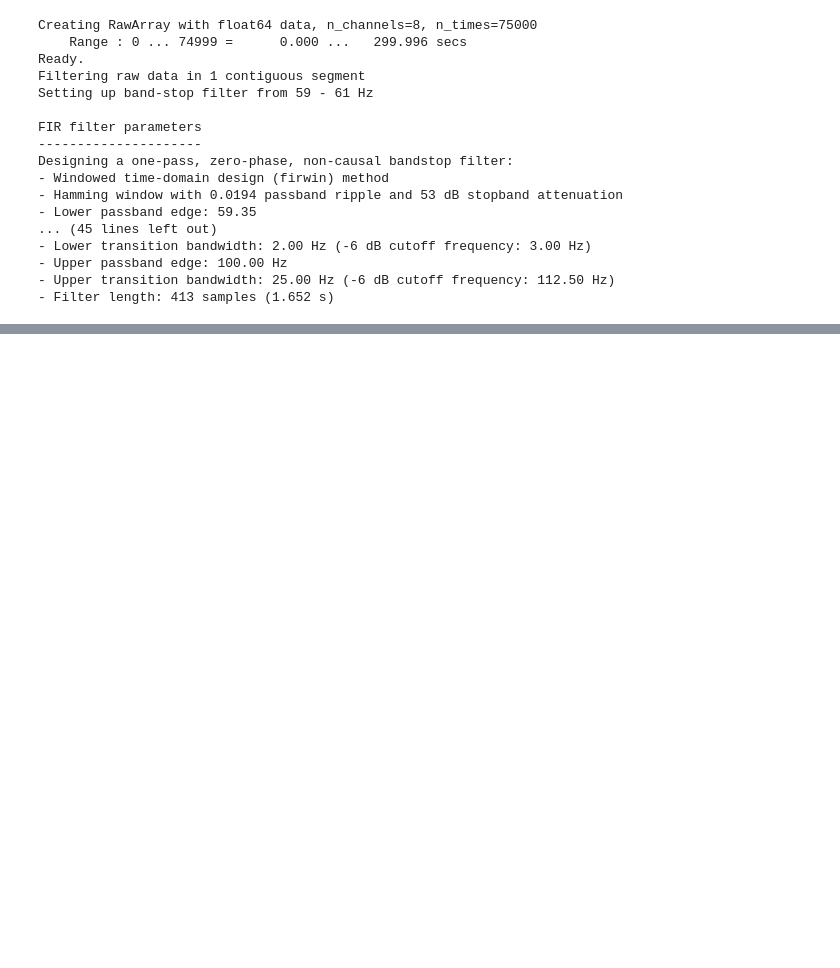
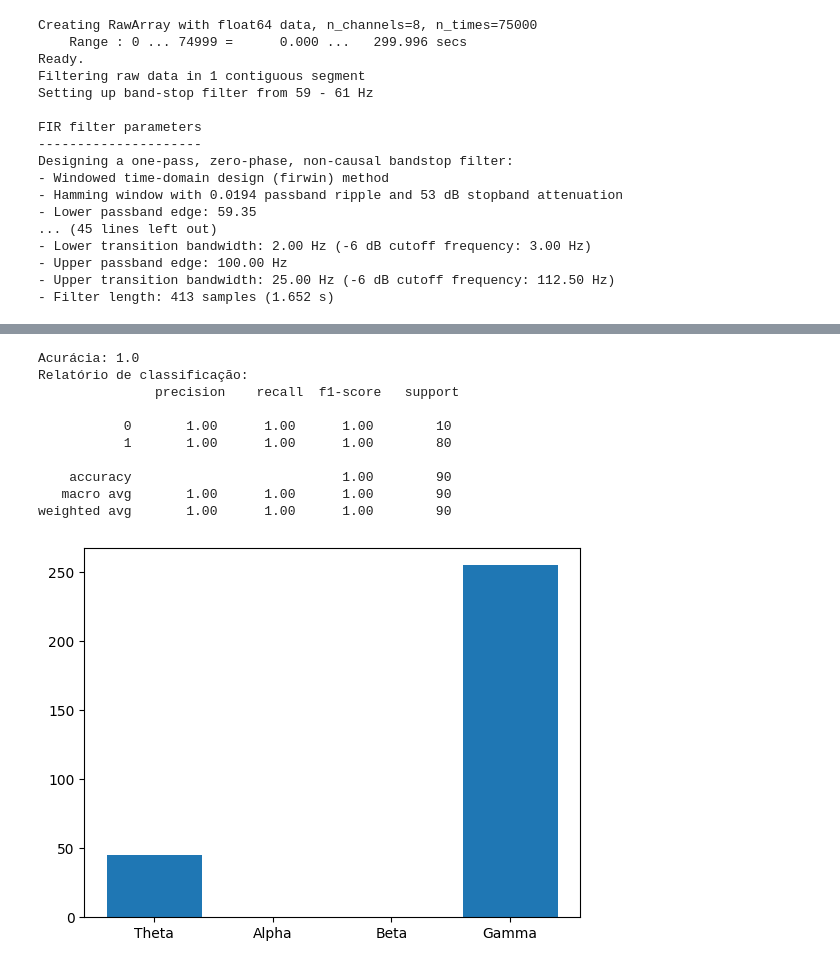
Before and after one commit to Thaynoanhit/Reconhecimento_De_Padroes, a Jupyter notebook: src/snr_feature.ipynb, the cells around one changed output, grey strips where cells are left out. Drawn from its saved outputs; the diff is of its cells as text; code cells hidden in the pictures; blank space fills up the shorter version.

```diff
--- a/src/snr_feature.ipynb
+++ b/src/snr_feature.ipynb
@@ -222,0 +223,45 @@ for data_focus in lista:
+# %%
+# Dividindo as amostras em treino e teste
+features = sample['f'] + sample['nf']
+labels = [1] * len(sample['f']) + [0] * len(sample['nf'])  # 1 para foco (Beta/Gamma) e 0 para não foco
+
+# Dividir os dados em treino (70%) e teste (30%)
+X_train, X_test, y_train, y_test = train_test_split(features, labels, test_size=0.3, random_state=42)
+
+# Transformar as amostras para um formato utilizável (normalização)
+scaler = StandardScaler()
+X_train_scaled = scaler.fit_transform(X_train)
+X_test_scaled = scaler.transform(X_test)
+
+# Criando o classificador SVM
+svm_model = SVC(kernel='linear')
+
+# Aplicando a seleção de características (RFE)
+selector = RFE(svm_model, n_features_to_select=10, step=1)  # Reduzindo para 10 características mais relevantes
+selector = selector.fit(X_train_scaled, y_train)
+
+# Treinando o modelo SVM com as características selecionadas
+svm_model.fit(X_train_scaled, y_train)
+
+# Realizando a predição
+y_pred = svm_model.predict(X_test_scaled)
+
+# Avaliação do modelo
+print("Acurácia:", accuracy_score(y_test, y_pred))
+print("Relatório de classificação:\n", classification_report(y_test, y_pred))
+
+# Plotando as bandas de frequência novamente para ver os resultados
+plt.bar(['Theta', 'Alpha', 'Beta', 'Gamma'], results)
+plt.show()
+# %% [output]
+Acurácia: 1.0
+Relatório de classificação:
+               precision    recall  f1-score   support
+
+           0       1.00      1.00      1.00        10
+           1       1.00      1.00      1.00        80
+
+    accuracy                           1.00        90
+   macro avg       1.00      1.00      1.00        90
+weighted avg       1.00      1.00      1.00        90
+[figure, added]
```
Also changed, not shown: parts of 3 cells of this notebook.
